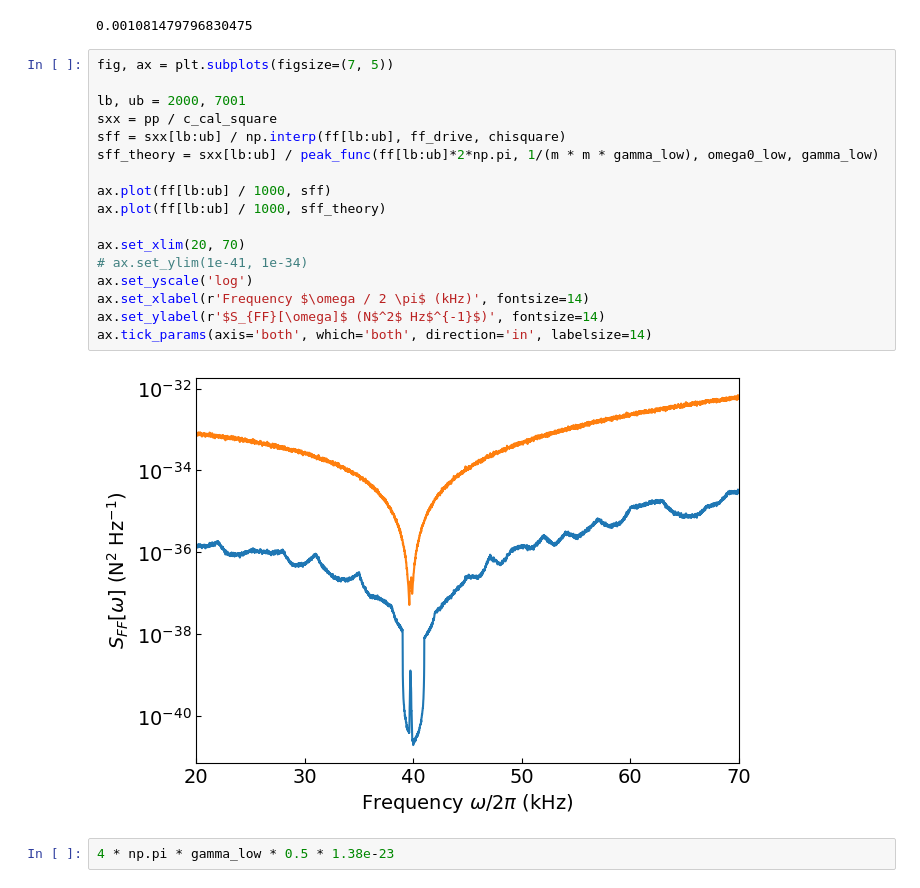
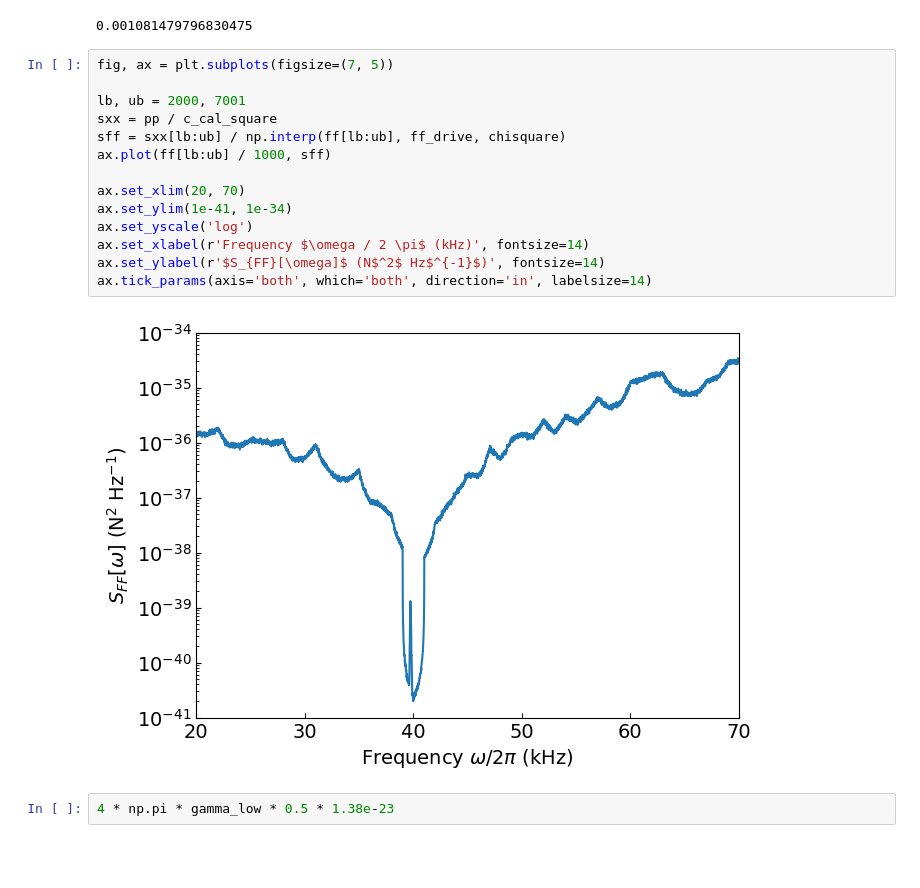
Before and after one commit to yuhants/Nanospheres, a Jupyter notebook: Analysis/20230910_force_calibration.ipynb, the cells around one changed output. Cells and saved outputs as stored; diff of their text form; blank space fills up the shorter version.

```diff
--- a/Analysis/20230910_force_calibration.ipynb
+++ b/Analysis/20230910_force_calibration.ipynb
@@ -138,22 +138,19 @@ amp_low * gamma_low / c_cal_square
 # %%
 fig, ax = plt.subplots(figsize=(7, 5))
 
 lb, ub = 2000, 7001
 sxx = pp / c_cal_square
 sff = sxx[lb:ub] / np.interp(ff[lb:ub], ff_drive, chisquare)
-sff_theory = sxx[lb:ub] / peak_func(ff[lb:ub]*2*np.pi, 1/(m * m * gamma_low), omega0_low, gamma_low)
-
 ax.plot(ff[lb:ub] / 1000, sff)
-ax.plot(ff[lb:ub] / 1000, sff_theory)
 
 ax.set_xlim(20, 70)
-# ax.set_ylim(1e-41, 1e-34)
+ax.set_ylim(1e-41, 1e-34)
 ax.set_yscale('log')
 ax.set_xlabel(r'Frequency $\omega / 2 \pi$ (kHz)', fontsize=14)
 ax.set_ylabel(r'$S_{FF}[\omega]$ (N$^2$ Hz$^{-1}$)', fontsize=14)
 ax.tick_params(axis='both', which='both', direction='in', labelsize=14)
 # %% [output]
-[figure, old version]
+[figure, new version]
 # %%
 4 * np.pi * gamma_low * 0.5 * 1.38e-23
 # %% [output]
```
Also changed, not shown: parts of 1 cell of this notebook, 5 other files.
